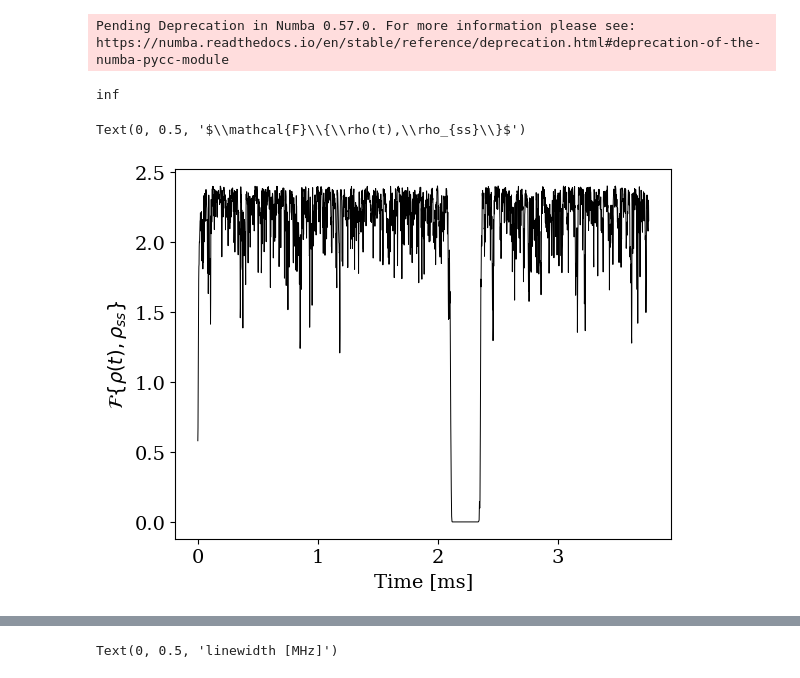
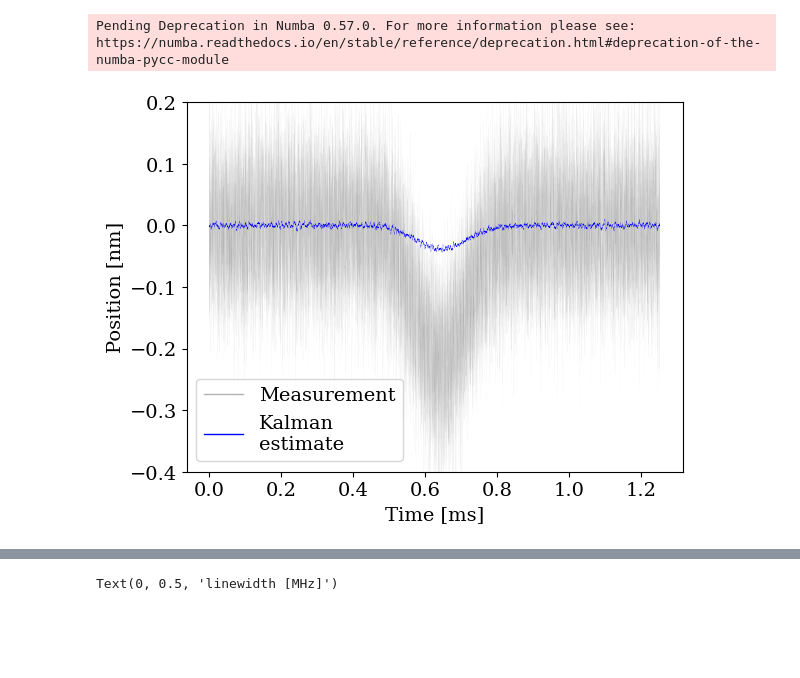
Before and after one commit to QuantumAdventures/single-photons, a Jupyter notebook: notebooks/5. SNR calculation and parameter space scanning.ipynb, the cells around one changed output, grey strips where cells are left out. Cells and saved outputs as stored; diff of their text form; code cells hidden in the pictures; blank space fills up the shorter version.

```diff
--- a/notebooks/5. SNR calculation and parameter space scanning.ipynb
+++ b/notebooks/5. SNR calculation and parameter space scanning.ipynb
@@ -44,7 +44,7 @@ def compute_optical_input(alpha_in, env, delta_t, N):
 
 def create_pulse(photon_number, pulse_multiplicity, period, delta_t, length,linewidth):
     pulse_amplitude = photon_number**2/pulse_multiplicity
-    start_ref = 175*period/delta_t
+    start_ref = 50*period/delta_t
     centers = []
     for i in range(pulse_multiplicity):
         centers.append(start_ref)
@@ -155,7 +155,7 @@ def compute_times(signal,control_step,step,start_ref,size):
     acommodation = (idx_right-idx_max)*control_step*step*delta_t
     return rising,acommodation
 # %%
-delta_t = 1e-9
+delta_t = 5e-10#1e-9
 rho = 2200
 index_refraction = 1.4440
 T = 293
@@ -163,7 +163,7 @@ p = 1e-6
 radius = 75e-9
 wavelength = 1.064e-6
 power = 300e-3
-eta_detection = 0.178
+eta_detection = 0.6#0.178
 control_step = int(30e-9/delta_t)
 fs = 1/(control_step*delta_t)
 cavity_waist = 100e-6
@@ -182,13 +182,13 @@ zp_x = compute_zpx(omega, radius, rho = rho)
 std_detection = std_detection/zp_x
 
 period = 2*np.pi/omega
-t = np.arange(0, 300*period, delta_t)
+t = np.arange(0, 100*period, delta_t)
 N = t.shape[0]
 
 coupling = (1/(4*np.pi))*(ba_force**2)
 g_0 = 0.19*omega
 # %%
-numbers = [10]#np.linspace(0.5,10,50)
+numbers = [2]#np.linspace(0.5,10,50)
 linewidths = [2]#np.linspace(0.5,5.5,25)
 multiplicity = 1
 rising = []
@@ -269,22 +269,25 @@ for width in linewidths:
     rising.append(risings)
     acommodation.append(acommodations)
 # %%
-s = compute_SNR(fidelity, centers, pulse_width, step = step, invert = 1)[0]
-print(s)
+signal = estimated_states[:,2][::control_step]
+#print('SNR: ',compute_SNR(signal, centers, pulse_width, step = step, invert = 0)[0])
 
 plt.rcParams["font.family"] = "Serif"
 plt.rcParams["font.size"] = 14
-x = 1e3*t[::control_step][::step][:fidelity.shape[0]]
-y = fidelity
+x = 1e3*t[::control_step][:signal.shape[0]]
 fig = plt.figure()
 ax = fig.add_subplot()
-plt.plot(x,y,linewidth = 0.7,color = 'black')
+plt.plot(x,measured_states[::control_step]*zp_x/1e-9,linewidth = 0.03, color = 'black', alpha = 0.3, label = 'Measurement')
+plt.plot(x,signal*zp_x/1e-9,linewidth = 0.1,color = 'blue',label = 'Estimate')
 plt.xlabel('Time [ms]')
-plt.ylabel(r'$\mathcal{F}\{\rho(t),\rho_{ss}\}$')
+plt.ylabel('Position [nm]')
+plt.ylim([-0.4, 0.2])
+leg = plt.legend(['Measurement','Kalman\nestimate'],loc = [0.02,0.03])
 
-#plt.ylim([0, 1])
+leg.legend_handles[0].set_alpha(0.3)
+leg.legend_handles[1].set_alpha(1)
+leg.legend_handles[0].set_linewidth(1)
+leg.legend_handles[1].set_linewidth(1)
 #ax.text(0.2, 0.8, r'SNR = {:.2}dB'.format(10*np.log10(SNR)), fontsize=15)
 # %% [output]
-inf
-Text(0, 0.5, '$\\mathcal{F}\\{\\rho(t),\\rho_{ss}\\}$')
-[figure, old version]
+[figure, new version]
```
Also changed, not shown: parts of 1 cell of this notebook.
